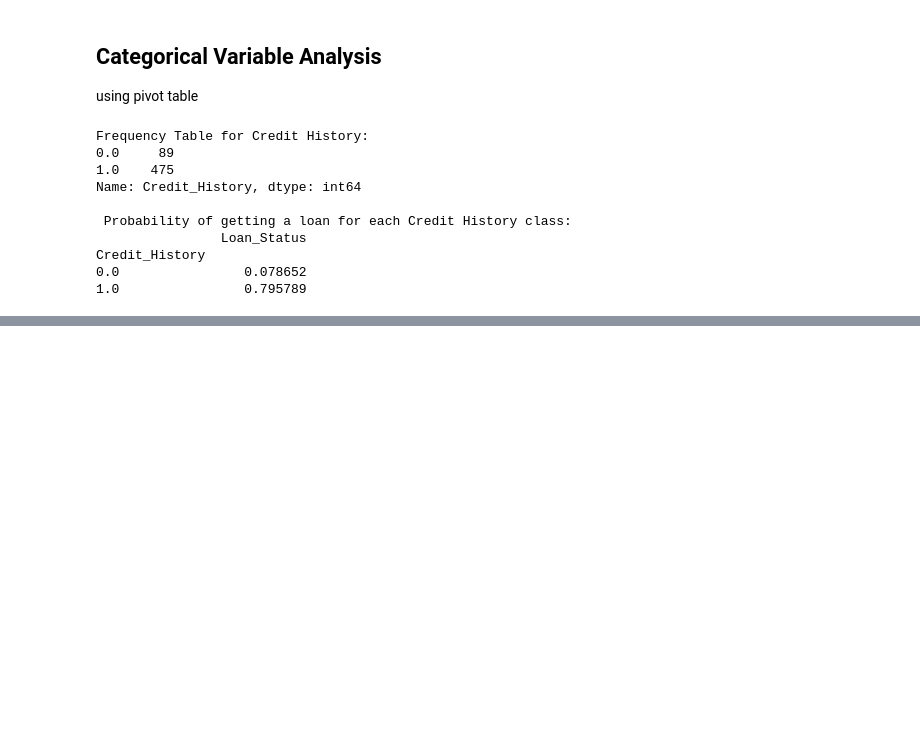
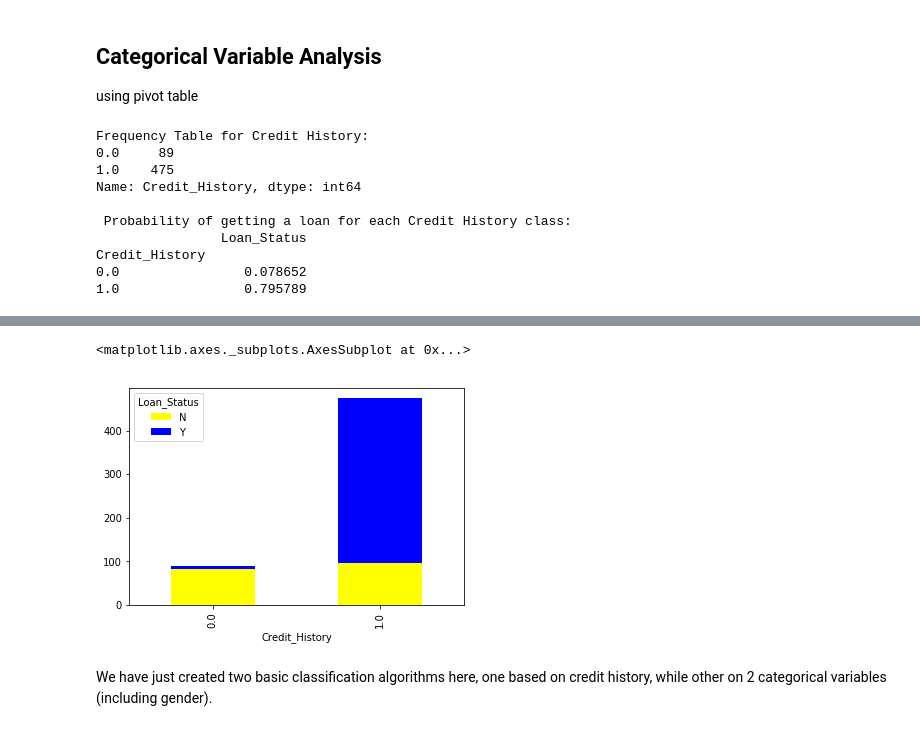
Before and after one commit to BethanyJep/100DaysOfMlCode, a Jupyter notebook: Loan Prediction III/Loan Prediction III.ipynb, the cells around one changed output, grey strips where cells are left out. Cells and saved outputs as stored; diff of their text form; code cells hidden in the pictures; blank space fills up the shorter version.

```diff
--- a/Loan Prediction III/Loan Prediction III.ipynb
+++ b/Loan Prediction III/Loan Prediction III.ipynb
@@ -161,0 +221,8 @@ Credit_History
+# %%
+tempC = pd.crosstab(train['Credit_History'], train['Loan_Status'])
+tempC.plot(kind = 'bar', stacked = True, color = ['yellow', 'blue'], grid = False)
+# %% [output]
+<matplotlib.axes._subplots.AxesSubplot at 0x...>
+[figure, added]
+# %% [markdown]
+We have just created two basic classification algorithms here, one based on credit history, while other on 2 categorical variables (including gender).
```
Also changed, not shown: parts of 16 cells of this notebook.
